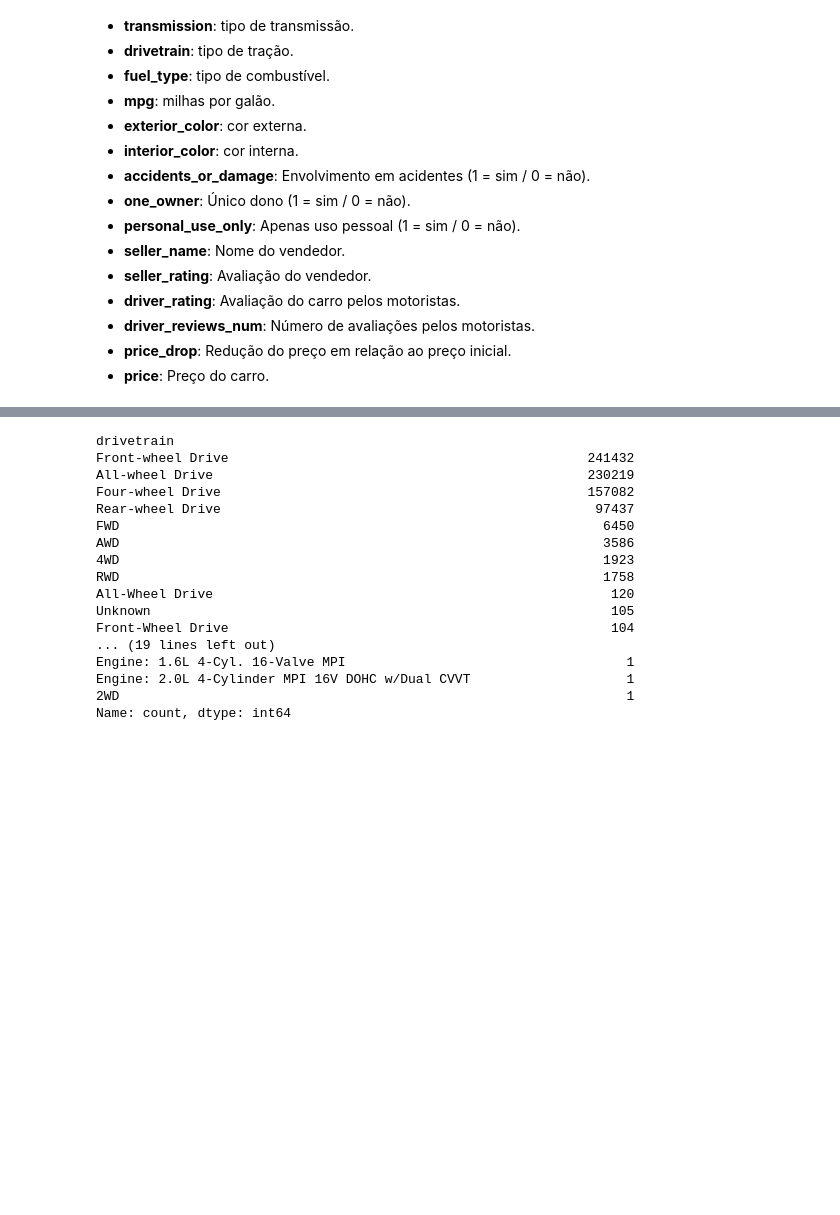
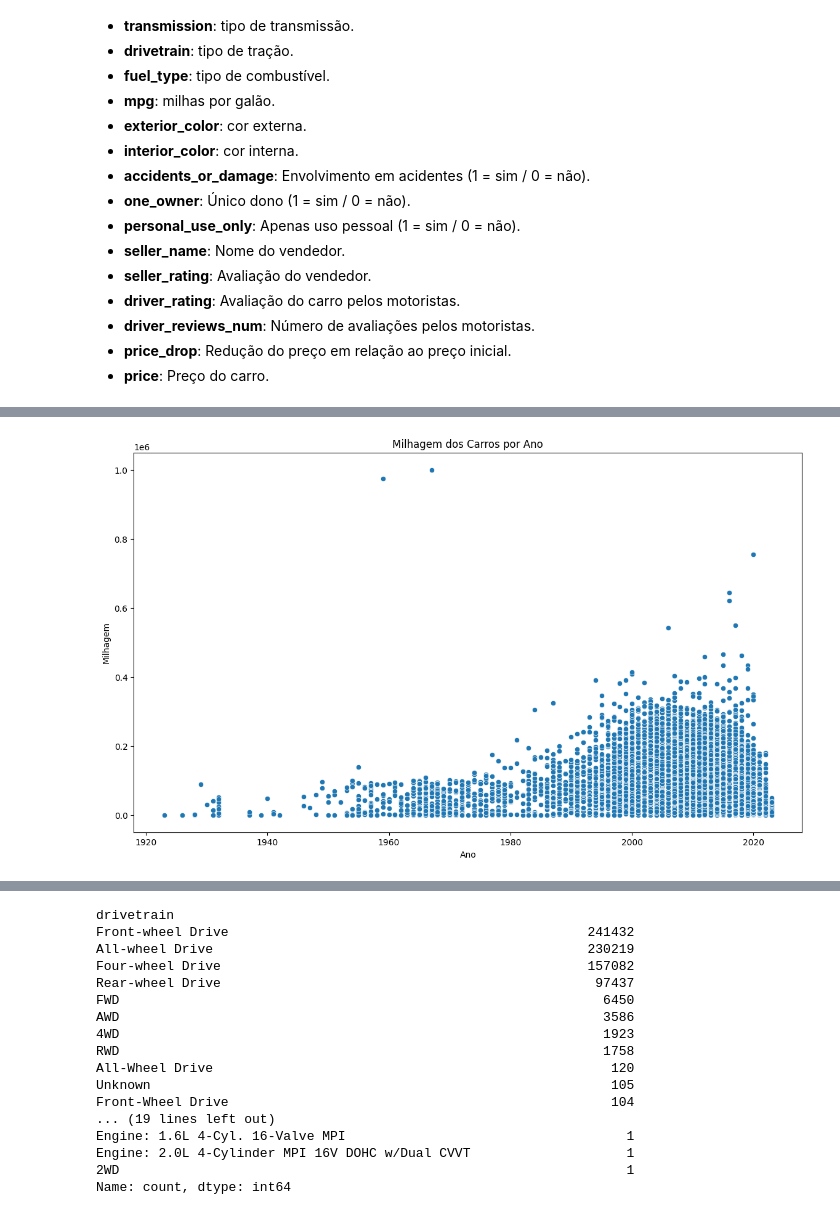
Before and after one commit to BaRobles/Compass_Data_Science, a Jupyter notebook: Sprint-2/Sprint 2.ipynb, the cells around one changed output, grey strips where cells are left out. Drawn from its saved outputs; the diff is of its cells as text; code cells hidden in the pictures; blank space fills up the shorter version.

Commit message:
Some analysis on the mileage column

```diff
--- a/Sprint-2/Sprint 2.ipynb
+++ b/Sprint-2/Sprint 2.ipynb
@@ -91,0 +92,9 @@ plt.show()
+# %%
+plt.figure(figsize=(14, 8))
+sns.scatterplot(x='year', y='mileage', data=cars_df)
+plt.xlabel('Ano')
+plt.ylabel('Milhagem')
+plt.title('Milhagem dos Carros por Ano')
+plt.show()
+# %% [output]
+[figure, added]
```
Also changed, not shown: parts of 23 cells of this notebook.
